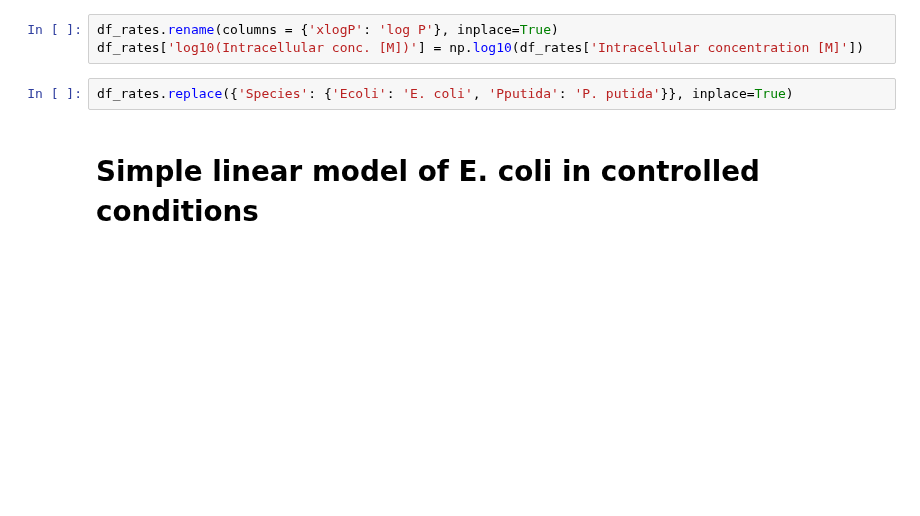
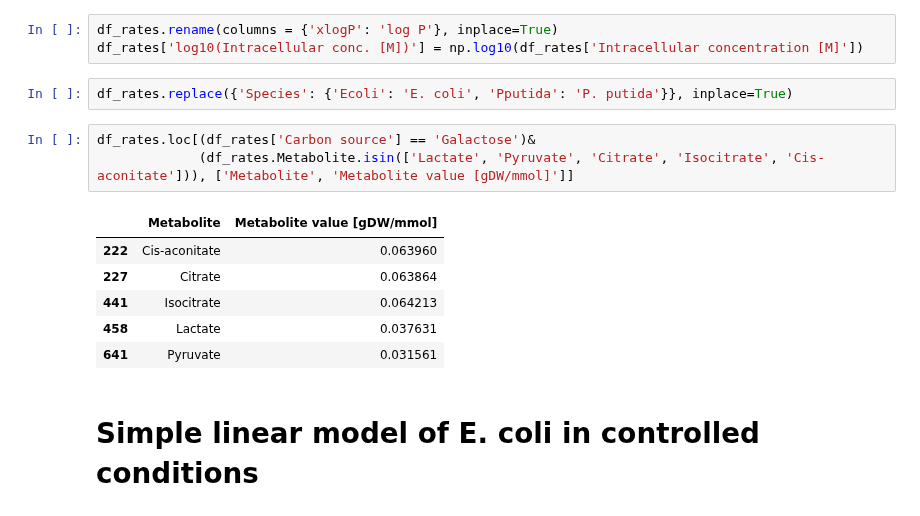
Before and after one commit to sulheim/metabolite-release, a Jupyter notebook: notebooks/1_release_rates/4_div/4D_make_figure_2.ipynb, the cells around one changed output. Saved outputs shown, nothing was run; the diff lists cells and outputs as text; blank space fills up the shorter version.

```diff
--- a/notebooks/1_release_rates/4_div/4D_make_figure_2.ipynb
+++ b/notebooks/1_release_rates/4_div/4D_make_figure_2.ipynb
@@ -36,6 +36,16 @@ df_rates.rename(columns = {'xlogP': 'log P'}, inplace=True)
 df_rates['log10(Intracellular conc. [M])'] = np.log10(df_rates['Intracellular concentration [M]'])
 # %%
 df_rates.replace({'Species': {'Ecoli': 'E. coli', 'Pputida': 'P. putida'}}, inplace=True)
+# %%
+df_rates.loc[(df_rates['Carbon source'] == 'Galactose')&
+             (df_rates.Metabolite.isin(['Lactate', 'Pyruvate', 'Citrate', 'Isocitrate', 'Cis-aconitate'])), ['Metabolite', 'Metabolite value [gDW/mmol]']]
+# %% [output]
+|  | Metabolite | Metabolite value [gDW/mmol] |
+| 222 | Cis-aconitate | 0.063960 |
+| 227 | Citrate | 0.063864 |
+| 441 | Isocitrate | 0.064213 |
+| 458 | Lactate | 0.037631 |
+| 641 | Pyruvate | 0.031561 |
 # %% [markdown]
 # Simple linear model of E. coli in controlled conditions
 # %%
```
Also changed, not shown: parts of 2 cells of this notebook, 1 other file.
